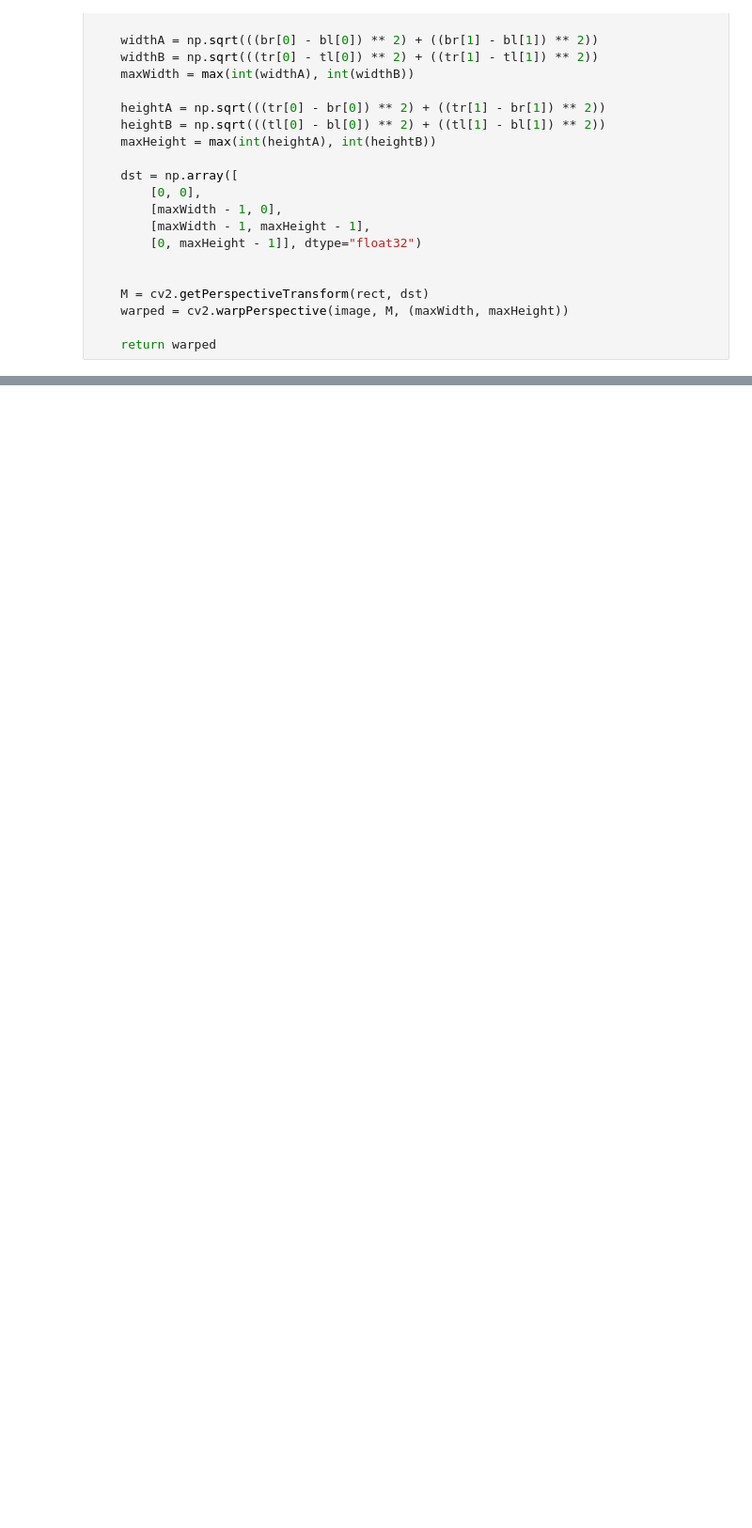
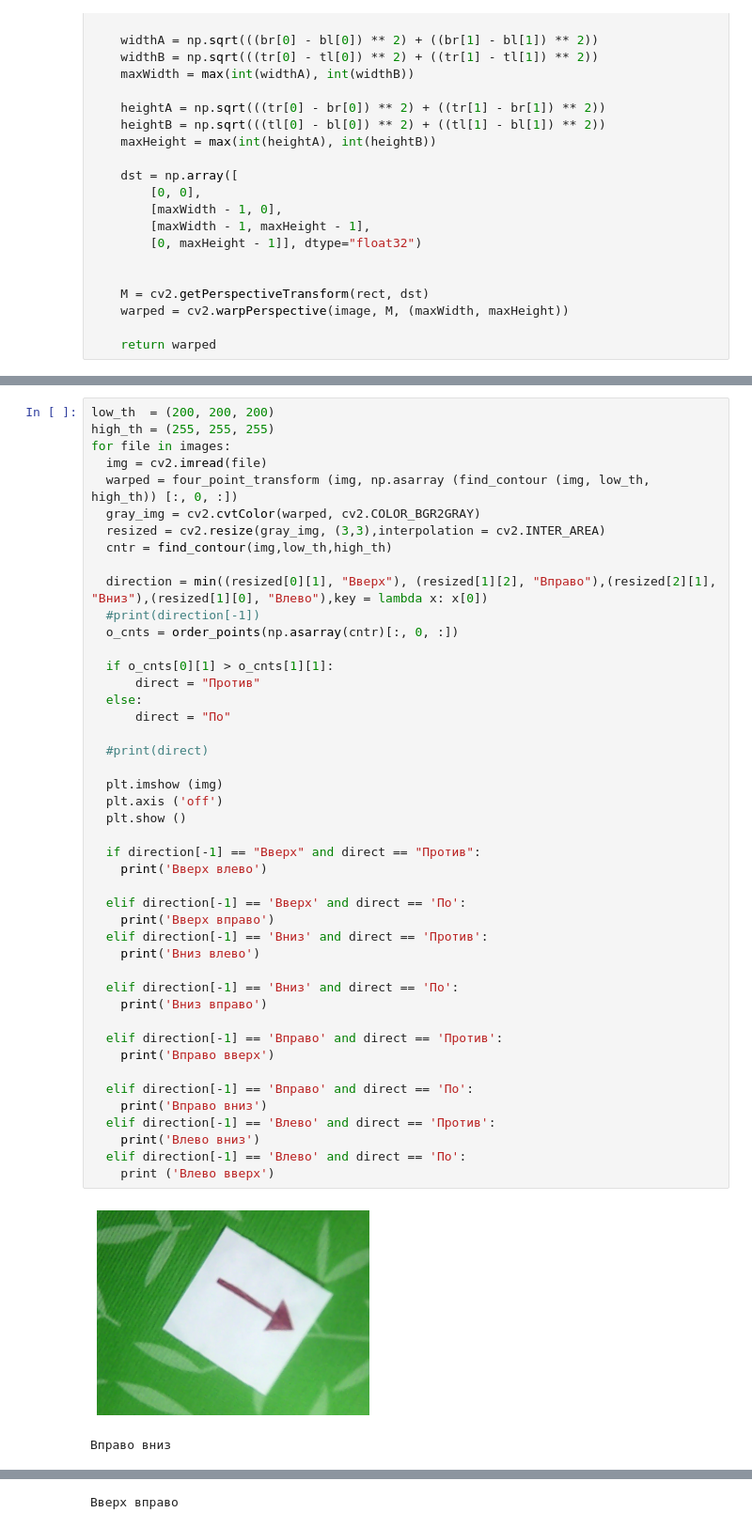
Before and after one commit to RadyshAlex/cvr_course, a Jupyter notebook: notebooks/cv_hw3.ipynb, the cells around one changed output, grey strips where cells are left out. Shown at 94% size. Drawn from its saved outputs; the diff is of its cells as text; blank space fills up the shorter version.

```diff
--- a/notebooks/cv_hw3.ipynb
+++ b/notebooks/cv_hw3.ipynb
@@ -223,0 +226,48 @@ for file in images:
+# %%
+low_th  = (200, 200, 200)
+high_th = (255, 255, 255)
+for file in images:
+  img = cv2.imread(file)
+  warped = four_point_transform (img, np.asarray (find_contour (img, low_th, high_th)) [:, 0, :])
+  gray_img = cv2.cvtColor(warped, cv2.COLOR_BGR2GRAY)
+  resized = cv2.resize(gray_img, (3,3),interpolation = cv2.INTER_AREA)
+  cntr = find_contour(img,low_th,high_th)
+
+  direction = min((resized[0][1], "Вверх"), (resized[1][2], "Вправо"),(resized[2][1], "Вниз"),(resized[1][0], "Влево"),key = lambda x: x[0])
+  #print(direction[-1])
+  o_cnts = order_points(np.asarray(cntr)[:, 0, :])
+
+  if o_cnts[0][1] > o_cnts[1][1]:
+      direct = "Против"
+  else:
+      direct = "По"
+
+  #print(direct)
+
+  plt.imshow (img)
+  plt.axis ('off')
+  plt.show ()
+
+  if direction[-1] == "Вверх" and direct == "Против":
+    print('Вверх влево')
+
+  elif direction[-1] == 'Вверх' and direct == 'По':
+    print('Вверх вправо')
+  elif direction[-1] == 'Вниз' and direct == 'Против':
+    print('Вниз влево')
+
+  elif direction[-1] == 'Вниз' and direct == 'По':
+    print('Вниз вправо')
+
+  elif direction[-1] == 'Вправо' and direct == 'Против':
+    print('Вправо вверх')
+
+  elif direction[-1] == 'Вправо' and direct == 'По':
+    print('Вправо вниз')
+  elif direction[-1] == 'Влево' and direct == 'Против':
+    print('Влево вниз')
+  elif direction[-1] == 'Влево' and direct == 'По':
+    print ('Влево вверх')
+# %% [output]
+[figure, added]
+Вправо вниз
@@ -223,0 +275 @@ for file in images:
+Вверх вправо
```
Also changed, not shown: parts of 6 cells of this notebook.
